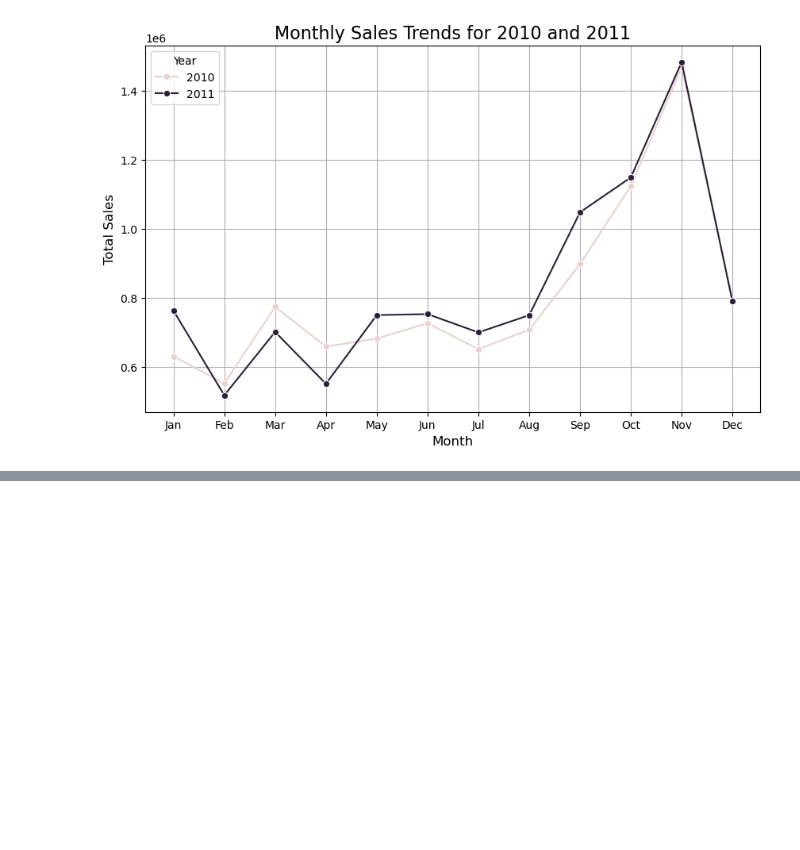
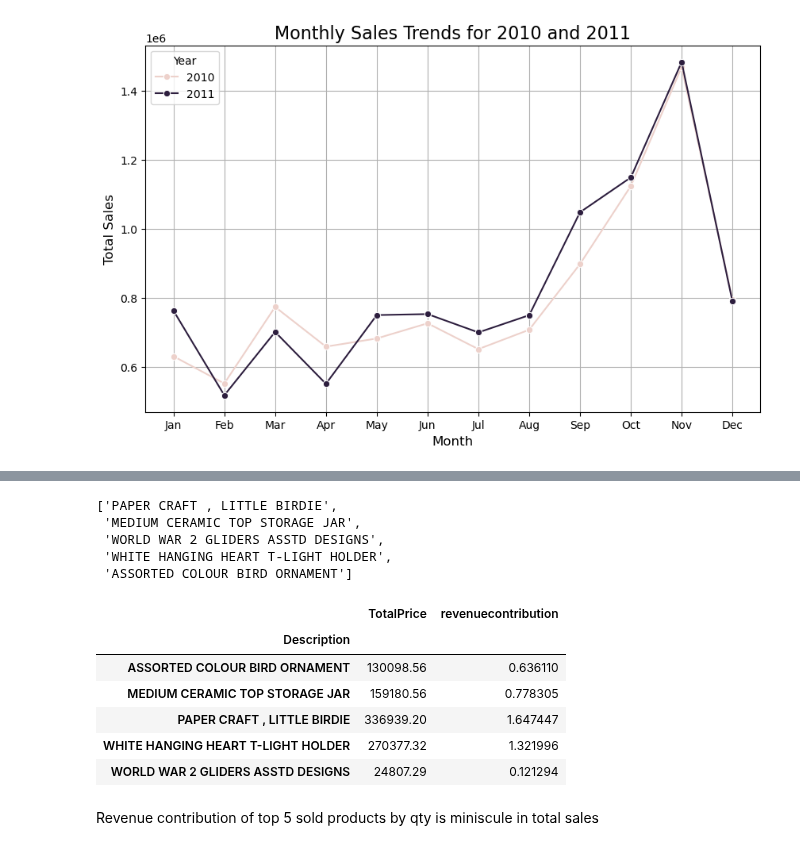
Before and after one commit to Prashant0594/python_data_projects, a Jupyter notebook: 3_online_retail_project/7_visualization_challenges.ipynb, the cells around one changed output, grey strips where cells are left out. Drawn from its saved outputs; the diff is of its cells as text; code cells hidden in the pictures; blank space fills up the shorter version.

```diff
--- a/3_online_retail_project/7_visualization_challenges.ipynb
+++ b/3_online_retail_project/7_visualization_challenges.ipynb
@@ -110,3 +125,27 @@ plt.show()
+# %%
+top5prod=topProdByQty['Description'][0:5].tolist()
+top5prod
+# %% [output]
+['PAPER CRAFT , LITTLE BIRDIE',
+ 'MEDIUM CERAMIC TOP STORAGE JAR',
+ 'WORLD WAR 2 GLIDERS ASSTD DESIGNS',
+ 'WHITE HANGING HEART T-LIGHT HOLDER',
+ 'ASSORTED COLOUR BIRD ORNAMENT']
+# %%
+top5sales=df[df['Description'].isin(top5prod)].groupby('Description').agg({'TotalPrice':'sum'})
+# %%
+top5sales['revenuecontribution'] = top5sales['TotalPrice'] / sum(df['TotalPrice']) * 100
+top5sales
+# %% [output]
+|  | TotalPrice | revenuecontribution |
+| Description |  |  |
+| ASSORTED COLOUR BIRD ORNAMENT | 130098.56 | 0.636110 |
+| MEDIUM CERAMIC TOP STORAGE JAR | 159180.56 | 0.778305 |
+| PAPER CRAFT , LITTLE BIRDIE | 336939.20 | 1.647447 |
+| WHITE HANGING HEART T-LIGHT HOLDER | 270377.32 | 1.321996 |
+| WORLD WAR 2 GLIDERS ASSTD DESIGNS | 24807.29 | 0.121294 |
+# %% [markdown]
+Revenue contribution of top 5 sold products by qty is miniscule in total sales
 # %%
 df
 # %% [output]
```
Also changed, not shown: parts of 4 cells of this notebook.
